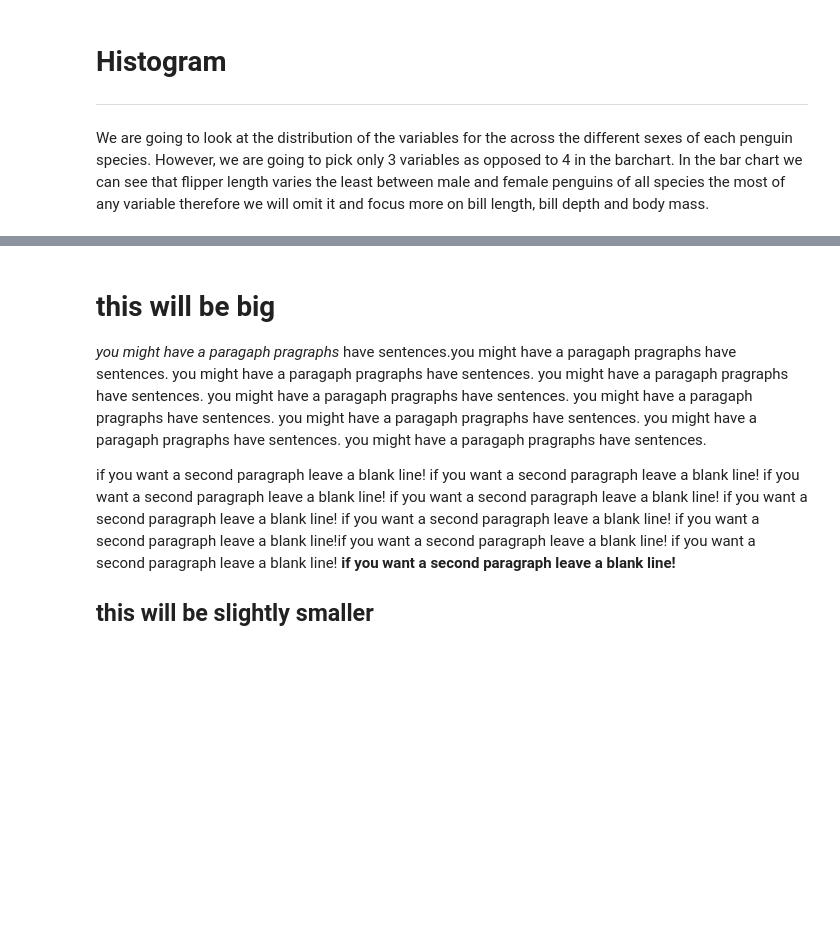
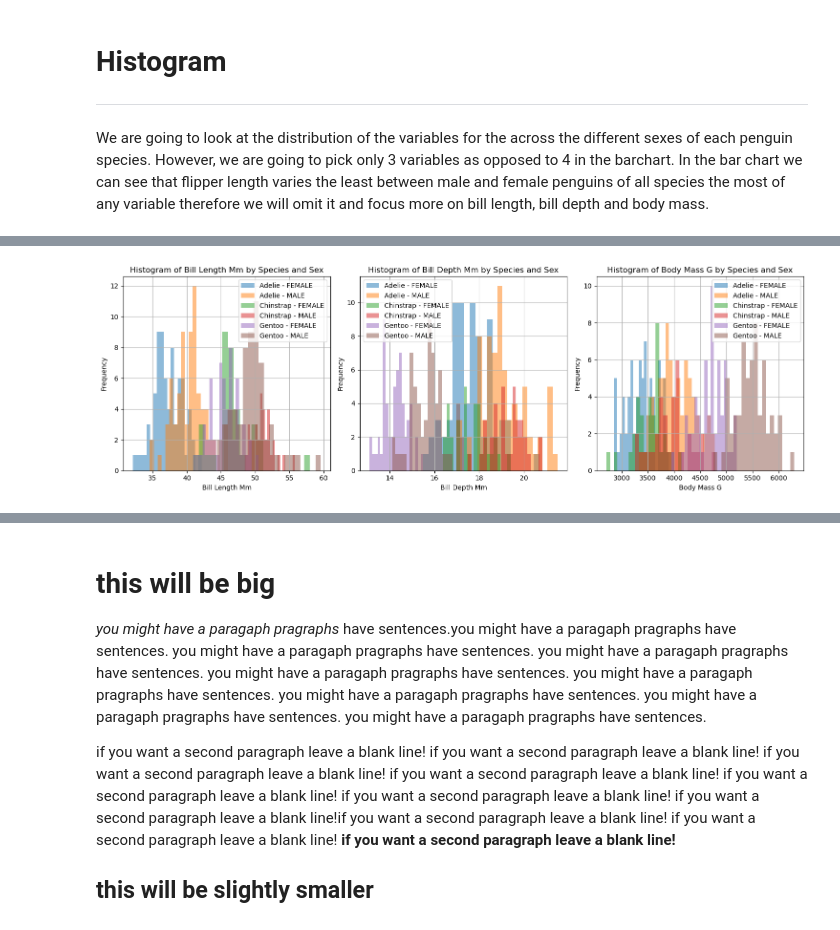
Before and after one commit to AndreHoarau/principles-of-data-analytics-project, a Jupyter notebook: penguins.ipynb, the cells around one changed output, grey strips where cells are left out. Drawn from its saved outputs; the diff is of its cells as text; code cells hidden in the pictures; blank space fills up the shorter version.

```diff
--- a/penguins.ipynb
+++ b/penguins.ipynb
@@ -340,0 +278,27 @@ plt.show()'''
+# %%
+# Create subplots for each of the variables. 1 Row with 3 Columns.
+fig, axes = plt.subplots(1, 3, figsize=(15, 5))
+
+# The lis of the variables from the data set we want the histograms for.
+variables = ['bill_length_mm', 'bill_depth_mm', 'body_mass_g']
+
+# Loops over each variable in the list and loops over also the index for each item.
+for i, variable in enumerate(variables):
+    # Group the data frame by species and sex based on out variable. Then apply them to lists of their own.
+    grouped_data = defineddf.groupby(['species', 'sex'])[variable].apply(list)
+
+    # Iterate over each species and sex in our grouped data.
+    for (species, sex), data in grouped_data.items():
+    # This created the histogram to the subplot at index i.
+        axes[i].hist(data, bins=20, alpha=0.5, label=f'{species} - {sex}')
+    # Thel labelling
+    axes[i].set_title(f'Histogram of {variable.replace("_", " ").title()} by Species and Sex')
+    axes[i].set_xlabel(variable.replace("_", " ").title())
+    axes[i].set_ylabel('Frequency')
+    axes[i].legend()
+    axes[i].grid(True)
+
+plt.tight_layout()
+plt.show()
+# %% [output]
+[figure, added]
```
Also changed, not shown: parts of 5 cells of this notebook.
